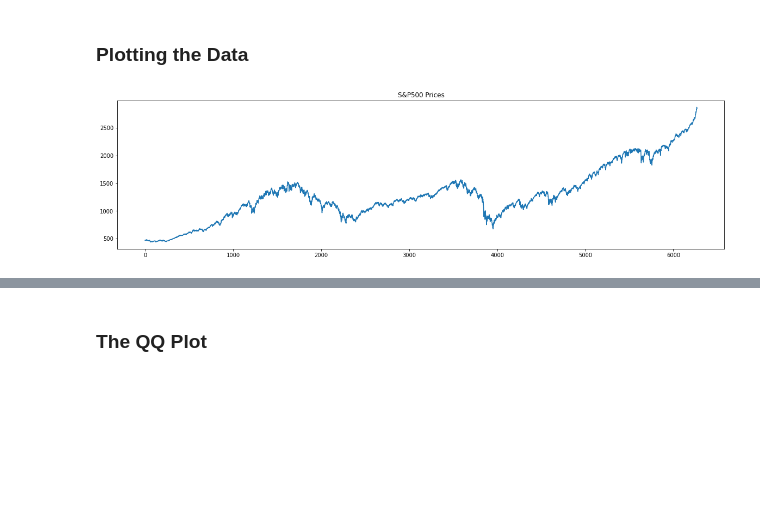
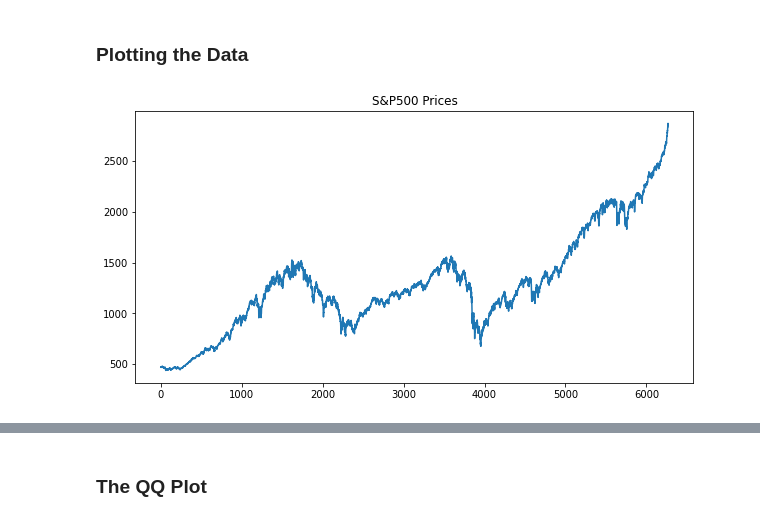
Before and after one commit to hebs095/curso-series-temporales, a Jupyter notebook: 1. Introduccion a las series temporales/Python/1_Python_Introducción_a_las_series_temporales.ipynb, the cells around one changed output, grey strips where cells are left out. Saved outputs shown, nothing was run; the diff lists cells and outputs as text; code cells hidden in the pictures; blank space fills up the shorter version.

```diff
--- a/1. Introduccion a las series temporales/Python/1_Python_Introducción_a_las_series_temporales.ipynb
+++ b/1. Introduccion a las series temporales/Python/1_Python_Introducción_a_las_series_temporales.ipynb
@@ -96,8 +96,8 @@ df_comp.spx.isna().sum()
 # %%
 import matplotlib.pyplot as plt
 # %%
-df_comp.spx.plot(figsize=(20,5), title = "S&P500 Prices")
+df_comp.spx.plot(figsize=(10,5), title = "S&P500 Prices")
 plt.show()
 # %% [output]
-[figure, old version]
+[figure, new version]
 # %%
```
Also changed, not shown: parts of 4 cells of this notebook.
